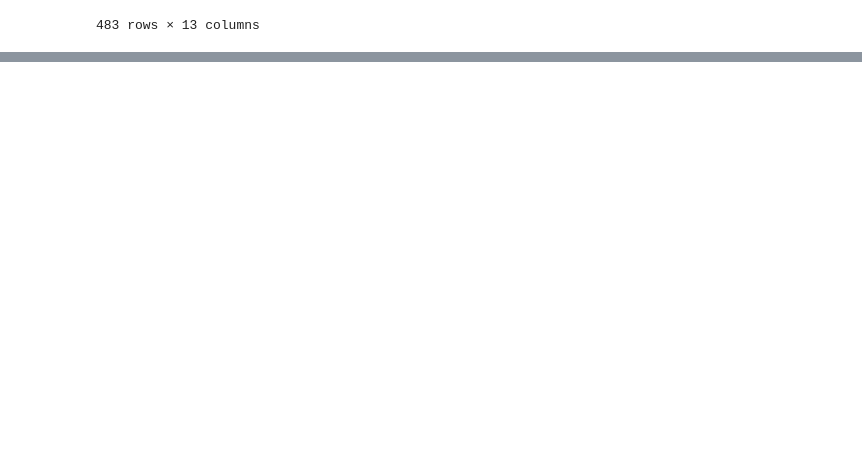
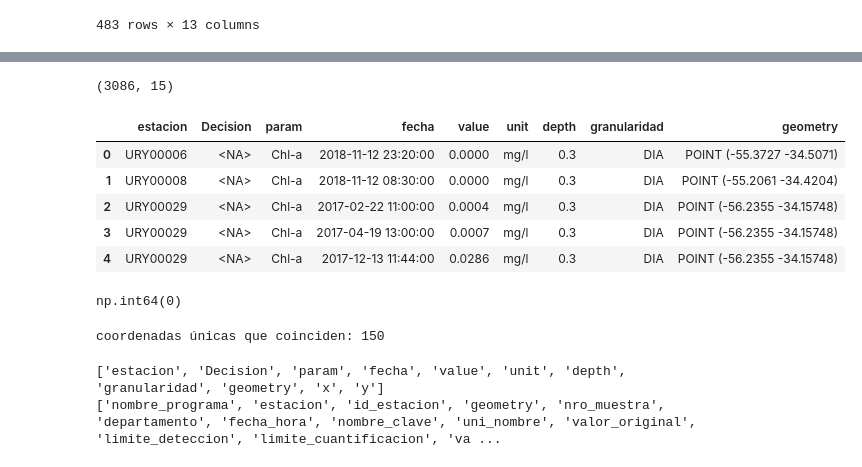
Before and after one commit to dimy20/ProyectoAA, a Jupyter notebook: notebooks/oan.ipynb, the cells around one changed output, grey strips where cells are left out. Cells and saved outputs as stored; diff of their text form; code cells hidden in the pictures; blank space fills up the shorter version.

```diff
--- a/notebooks/oan.ipynb
+++ b/notebooks/oan.ipynb
@@ -341,0 +378,4 @@ OAN_registros_clean.to_file("../export/oan/oan_registros_clean.geojson", driver=
+# %%
+gems_chla = gems_params[(gems_params["code"] == "Chl-a") & (pd.to_datetime(gems_params["fecha_inicio"]).dt.year >= 2017)].copy()
+
+gems_chla.shape
@@ -341,0 +384,8 @@ OAN_registros_clean.to_file("../export/oan/oan_registros_clean.geojson", driver=
+# %%
+gems_registros = estaciones_gems.merge(gems_chla,
+                                        left_on = "id",
+                                        right_on = "location_id",
+                                        how = "inner"
+                                        )
+
+gems_registros.head()
@@ -341,0 +399,21 @@ OAN_registros_clean.to_file("../export/oan/oan_registros_clean.geojson", driver=
+# %%
+gems_registros.shape
+# %% [output]
+(3086, 15)
+# %%
+gems_registros = gems_registros.rename(columns={
+    "nombre": "estacion",
+    "code": "param",
+    "fecha_inicio": "fecha",
+})
+gems_registros["Decision"] = pd.NA
+
+gems_registros = gems_registros[["estacion", "Decision", "param", "fecha", "value", "unit", "depth", "granularidad", "geometry"]]
+gems_registros.head()
+# %% [output]
+|  | estacion | Decision | param | fecha | value | unit | depth | granularidad | geometry |
+| 0 | URY00006 | <NA> | Chl-a | 2018-11-12 23:20:00 | 0.0000 | mg/l | 0.3 | DIA | POINT (-55.3727 -34.5071) |
+| 1 | URY00008 | <NA> | Chl-a | 2018-11-12 08:30:00 | 0.0000 | mg/l | 0.3 | DIA | POINT (-55.2061 -34.4204) |
+| 2 | URY00029 | <NA> | Chl-a | 2017-02-22 11:00:00 | 0.0004 | mg/l | 0.3 | DIA | POINT (-56.2355 -34.15748) |
+| 3 | URY00029 | <NA> | Chl-a | 2017-04-19 13:00:00 | 0.0007 | mg/l | 0.3 | DIA | POINT (-56.2355 -34.15748) |
+| 4 | URY00029 | <NA> | Chl-a | 2017-12-13 11:44:00 | 0.0286 | mg/l | 0.3 | DIA | POINT (-56.2355 -34.15748) |
@@ -341,0 +422,28 @@ OAN_registros_clean.to_file("../export/oan/oan_registros_clean.geojson", driver=
+# %%
+gems_registros["value"].isnull().sum()
+# %% [output]
+np.int64(0)
+# %%
+oan_utm  = OAN_registros_clean.to_crs(32721).copy()
+gems_utm = gems_registros.to_crs(32721).copy()
+
+# --- Parte 1: puntos exactamente iguales ---
+oan_utm['x']  = oan_utm.geometry.x.round()
+oan_utm['y']  = oan_utm.geometry.y.round()
+gems_utm['x'] = gems_utm.geometry.x.round()
+gems_utm['y'] = gems_utm.geometry.y.round()
+
+iguales = gems_utm.merge(
+    oan_utm[['x', 'y', 'nombre_programa']],
+    on=['x', 'y']
+)
+print('coordenadas únicas que coinciden:',
+      iguales[['x','y']].drop_duplicates().shape[0])
+# %% [output]
+coordenadas únicas que coinciden: 150
+# %%
+print(gems_utm.columns.tolist())
+print(oan_utm.columns.tolist())
+# %% [output]
+['estacion', 'Decision', 'param', 'fecha', 'value', 'unit', 'depth', 'granularidad', 'geometry', 'x', 'y']
+['nombre_programa', 'estacion', 'id_estacion', 'geometry', 'nro_muestra', 'departamento', 'fecha_hora', 'nombre_clave', 'uni_nombre', 'valor_original', 'limite_deteccion', 'limite_cuantificacion', 'va ...
```
Also changed, not shown: parts of 16 cells of this notebook.
